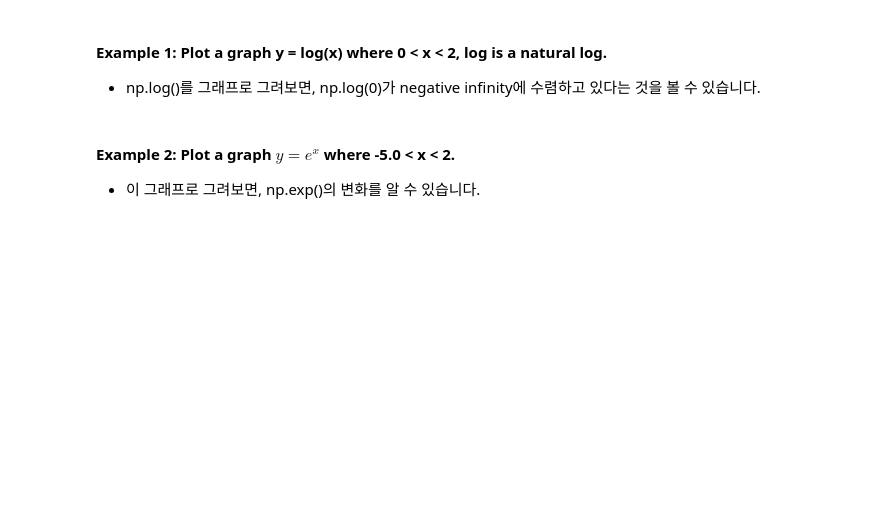
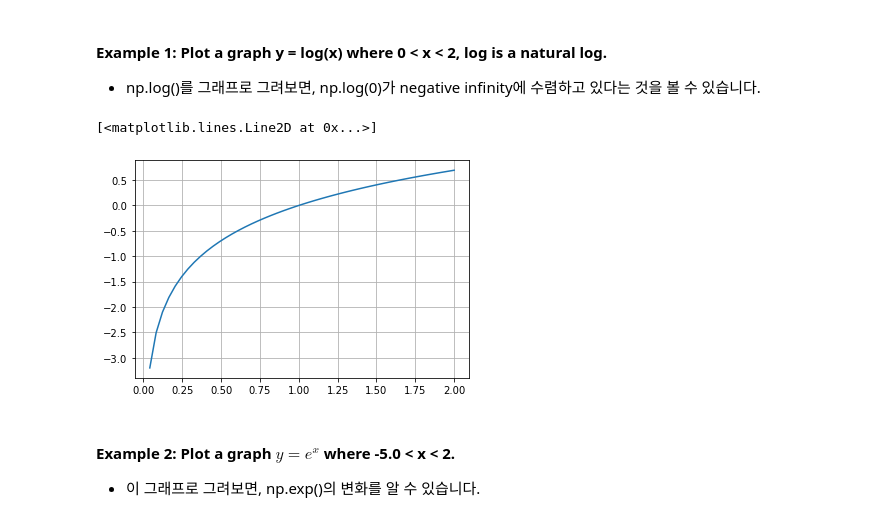
Before and after one commit to idebtor/HuStarML, a Jupyter notebook: ipynb/AI4ALL3-1NumPyTutorial.ipynb, the cells around one changed output. Drawn from its saved outputs; the diff is of its cells as text; code cells hidden in the pictures; blank space fills up the shorter version.

```diff
--- a/ipynb/AI4ALL3-1NumPyTutorial.ipynb
+++ b/ipynb/AI4ALL3-1NumPyTutorial.ipynb
@@ -174,7 +198,12 @@ np.exp(-np.inf)
 # %%
 import matplotlib.pyplot as plt
 x = np.linspace(0, 2)
-None
+y = np.log(x)
+plt.grid(True)
+plt.plot(x, y)
+# %% [output]
+[<matplotlib.lines.Line2D at 0x...>]
+[figure, added]
 # %% [markdown]
 #### Example 2: Plot a graph $ y = e^x $ where -5.0 < x < 2.
 - 이 그래프로 그려보면, np.exp()의 변화를 알 수 있습니다.
```
Also changed, not shown: parts of 36 cells of this notebook.
